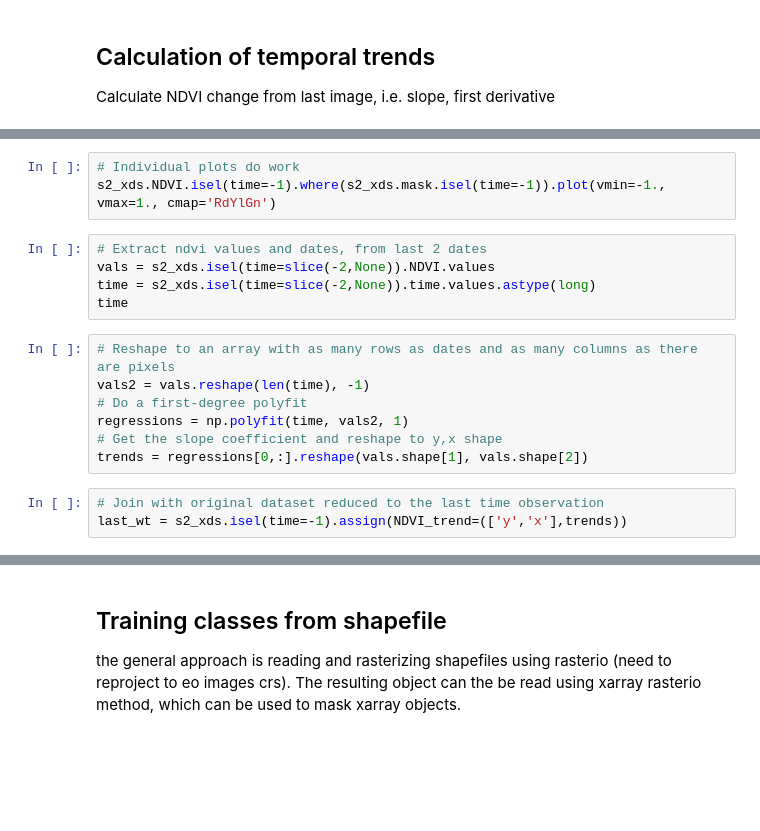
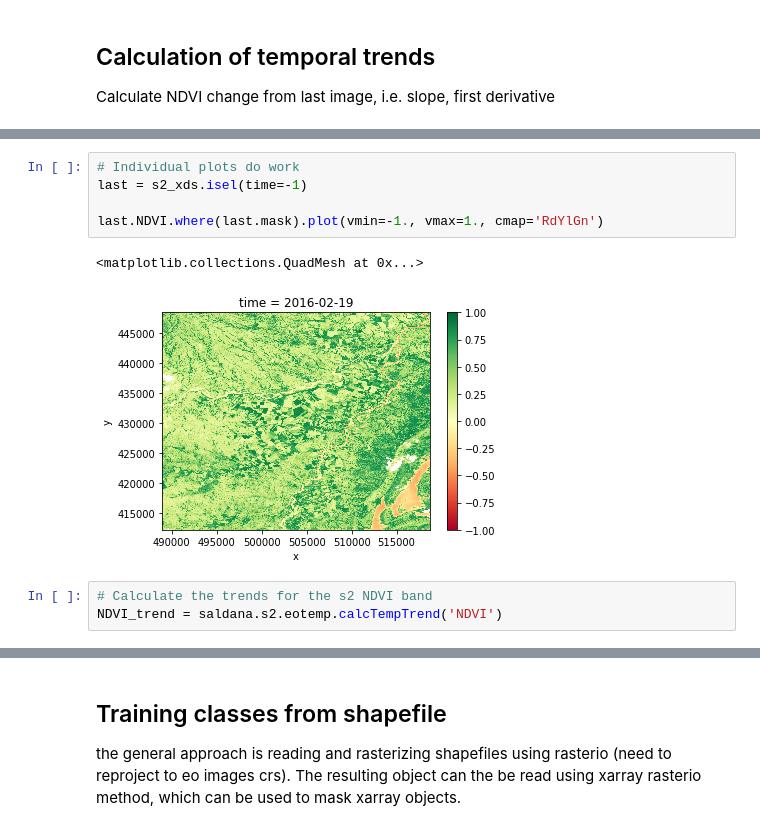
Before and after one commit to alexsalr/ciat_monitor_crops, a Jupyter notebook: Load&Analysis_test.ipynb, the cells around one changed output, grey strips where cells are left out. Saved outputs shown, nothing was run; the diff lists cells and outputs as text; blank space fills up the shorter version.

```diff
--- a/Load&Analysis_test.ipynb
+++ b/Load&Analysis_test.ipynb
@@ -39,18 +64,11 @@ s2_xds.NDVI.where(s2_xds.mask).plot(col='time', col_wrap=4, vmin=-1., vmax=1., c
 # %%
 # Individual plots do work
-s2_xds.NDVI.isel(time=-1).where(s2_xds.mask.isel(time=-1)).plot(vmin=-1., vmax=1., cmap='RdYlGn')
+last = s2_xds.isel(time=-1)
+
+last.NDVI.where(last.mask).plot(vmin=-1., vmax=1., cmap='RdYlGn')
+# %% [output]
+<matplotlib.collections.QuadMesh at 0x...>
+[figure, added]
-# %%
-# Extract ndvi values and dates, from last 2 dates
-vals = s2_xds.isel(time=slice(-2,None)).NDVI.values
-time = s2_xds.isel(time=slice(-2,None)).time.values.astype(long)
-time
-# %%
-# Reshape to an array with as many rows as dates and as many columns as there are pixels
-vals2 = vals.reshape(len(time), -1)
-# Do a first-degree polyfit
-regressions = np.polyfit(time, vals2, 1)
-# Get the slope coefficient and reshape to y,x shape
-trends = regressions[0,:].reshape(vals.shape[1], vals.shape[2])
-# %%
-# Join with original dataset reduced to the last time observation
-last_wt = s2_xds.isel(time=-1).assign(NDVI_trend=(['y','x'],trends))
+# %%
+# Calculate the trends for the s2 NDVI band
+NDVI_trend = saldana.s2.eotemp.calcTempTrend('NDVI')
```
Also changed, not shown: parts of 28 cells of this notebook, 2 other files.
